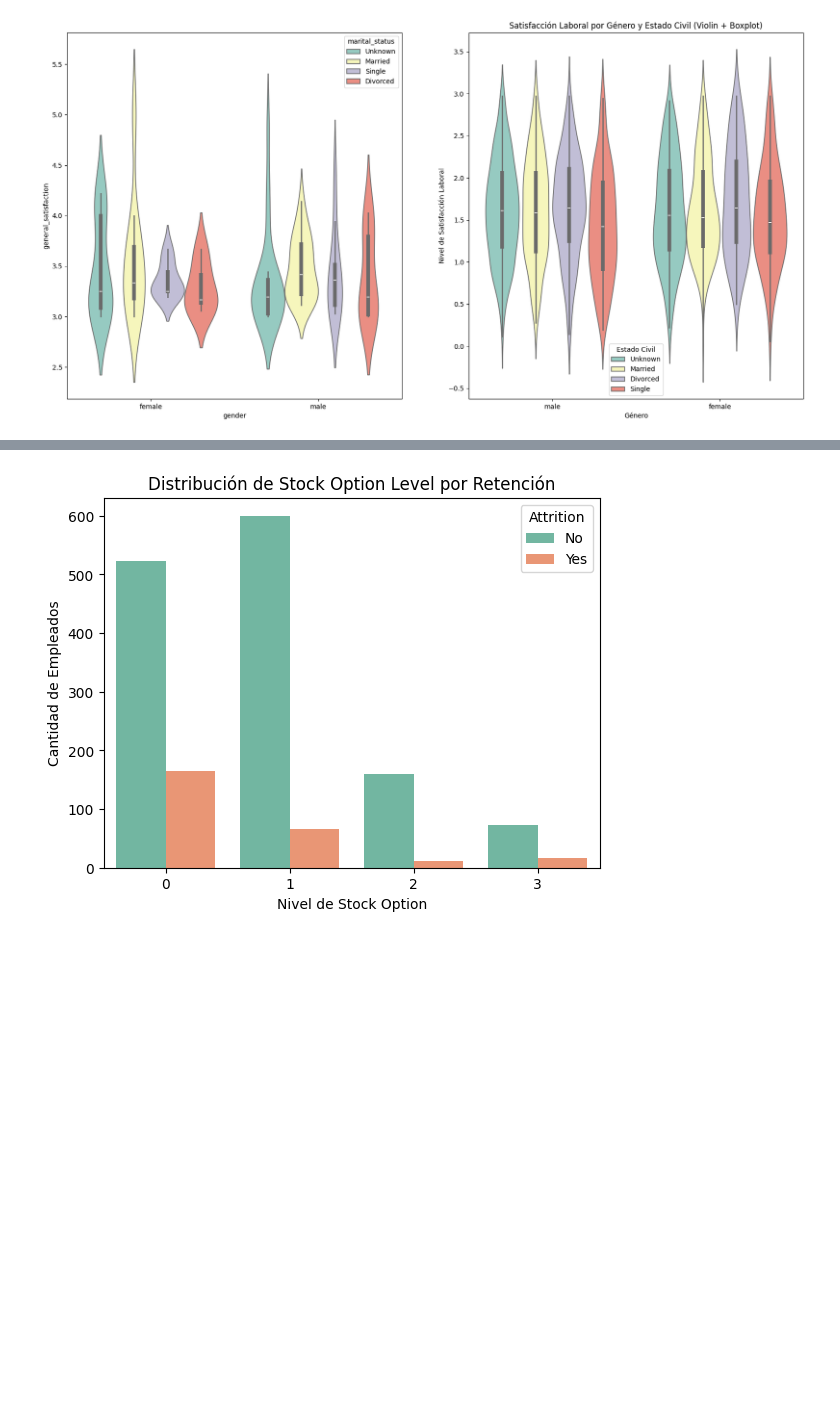
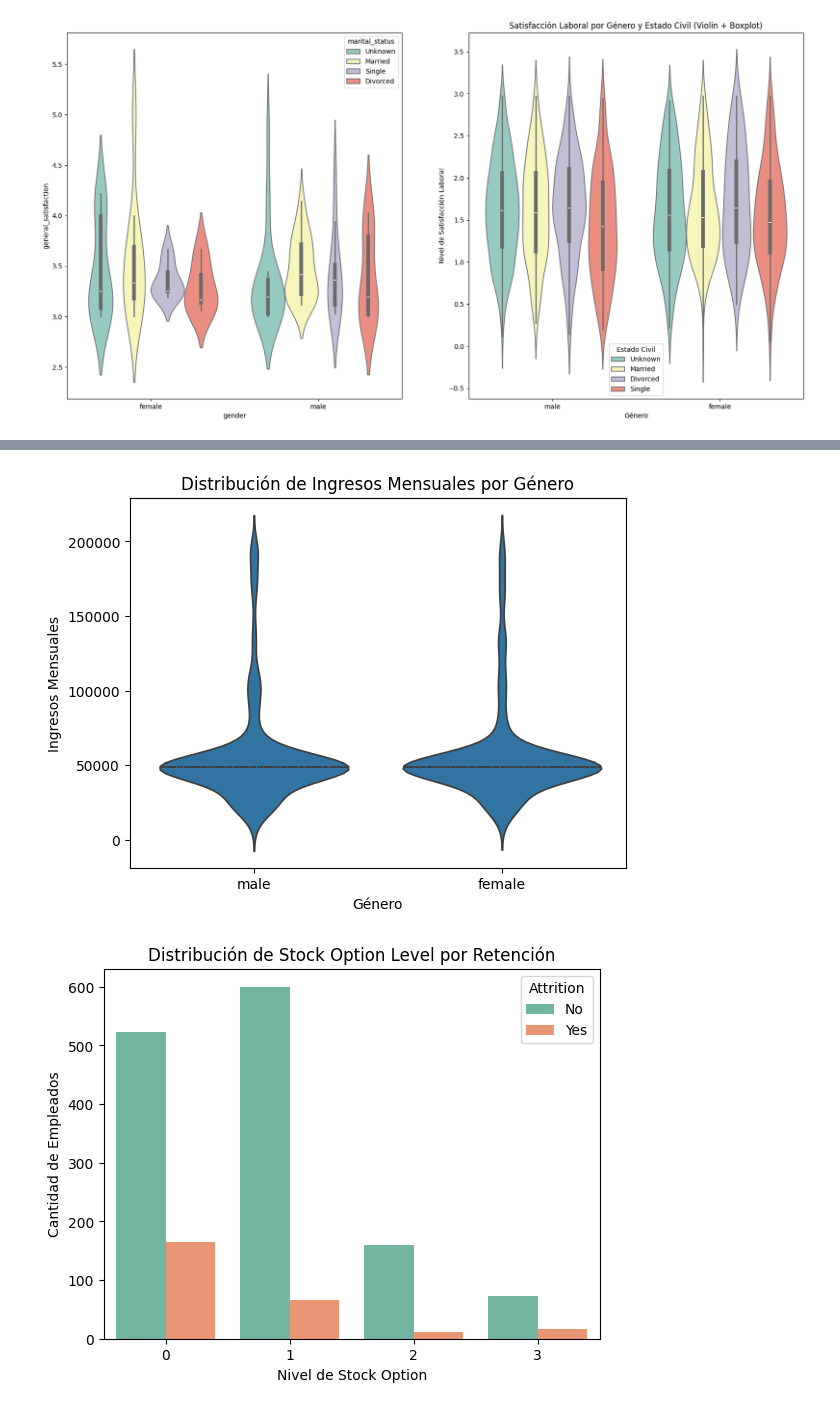
Before and after one commit to nicoleab1/proyecto-da-promo-b-modulo-3-team-2, a Jupyter notebook: visualizaciones abc.ipynb, the cells around one changed output, grey strips where cells are left out. Saved outputs shown, nothing was run; the diff lists cells and outputs as text; code cells hidden in the pictures; blank space fills up the shorter version.

```diff
--- a/visualizaciones abc.ipynb
+++ b/visualizaciones abc.ipynb
@@ -238,3 +224,11 @@ SyntaxError: invalid syntax (3723144822.py, line 2)
+# %%
+sns.violinplot(data=df_abc, x='gender', y='monthly_income', inner="quart")
+plt.title('Distribución de Ingresos Mensuales por Género')
+plt.xlabel('Género')
+plt.ylabel('Ingresos Mensuales')
+plt.show()
+# %% [output]
+[figure, added]
 # %%
 # podemos ver como se distribuye  el nivel de opciones sobre las acciones en las personas empleadas que se quedan y las que se van
 # Crear gráfico de barras para stock_option_level y attrition
```
Also changed, not shown: parts of 32 cells of this notebook.
